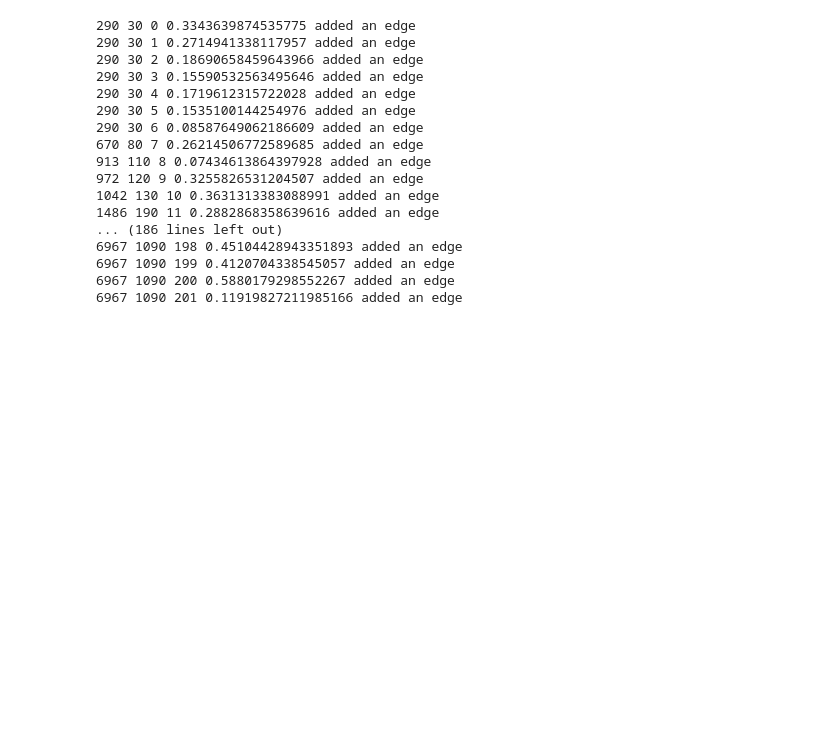
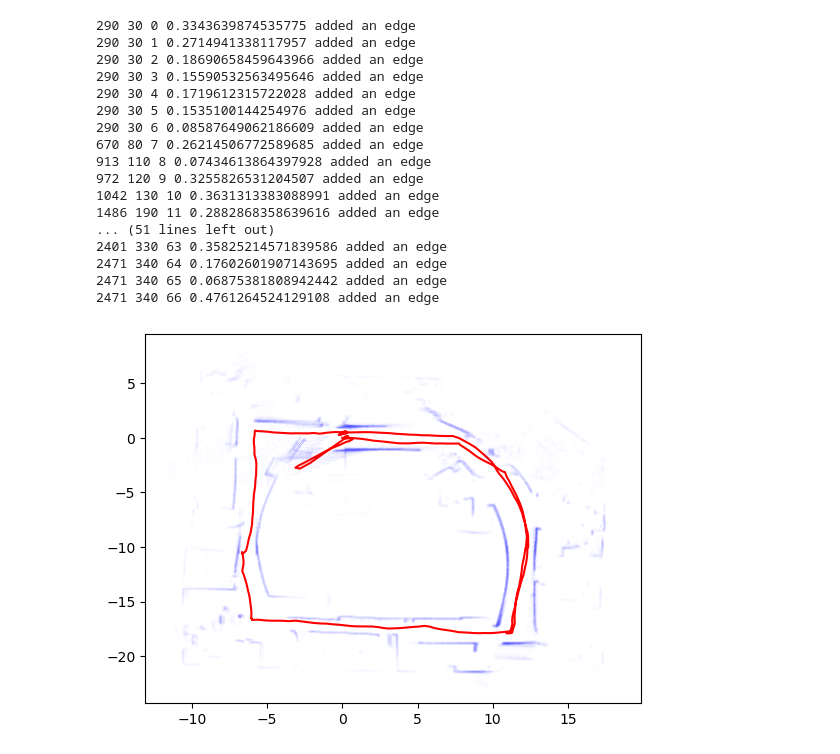
Before and after one commit to Zichene/SLAM, a Jupyter notebook: slem/slam.ipynb, the cells around one changed output. Cells and saved outputs as stored; diff of their text form; code cells hidden in the pictures; blank space fills up the shorter version.

```diff
--- a/slem/slam.ipynb
+++ b/slem/slam.ipynb
@@ -42,7 +42,7 @@ vertex_id_odom_idx = []
 # add odom to graph
 id_list = []
 for odom_idx, odom in enumerate(odoms_laser):
-    if odom_idx==7000:
+    if odom_idx==2500:
         break
     if odom_idx==0:
         prev_odom = odom[odom_idx].copy()
@@ -89,7 +89,7 @@ for odom_idx, odom in enumerate(odoms_laser):
             kd = scipy.spatial.cKDTree(poses)
             x, y, theta = graph_optimizer.get_pose(vertex_idx).to_vector()
             direction = np.array([np.cos(theta), np.sin(theta)])
-            idxs = kd.query_ball_point(np.array([x,y]), r=4.25)
+            idxs = kd.query_ball_point(np.array([x,y]), r=4.25, p=2.)
             for idx in idxs:
                 A = registered_lasers[idx]
                 with np.errstate(all='raise'):
@@ -126,10 +126,14 @@ for odom_idx, odom in enumerate(odoms_laser):
 972 120 9 0.3255826531204507 added an edge
 1042 130 10 0.3631313383088991 added an edge
 1486 190 11 0.2882868358639616 added an edge
-... (186 lines left out)
-6967 1090 198 0.45104428943351893 added an edge
-6967 1090 199 0.4120704338545057 added an edge
-6967 1090 200 0.5880179298552267 added an edge
-6967 1090 201 0.11919827211985166 added an edge
+... (51 lines left out)
+2401 330 63 0.35825214571839586 added an edge
+2471 340 64 0.17602601907143695 added an edge
+2471 340 65 0.06875381808942442 added an edge
+2471 340 66 0.4761264524129108 added an edge
+# %%
+graph_optimizer.plot(num_vertex=vertex_idx, registered_lasers=registered_lasers, show_point_cloud=True)
+# %% [output]
+[figure, added]
 # %%
 traj = [] # TODO: Print graph every X optimization to see patterns
```
Also changed, not shown: parts of 1 cell of this notebook, 1 other file.
